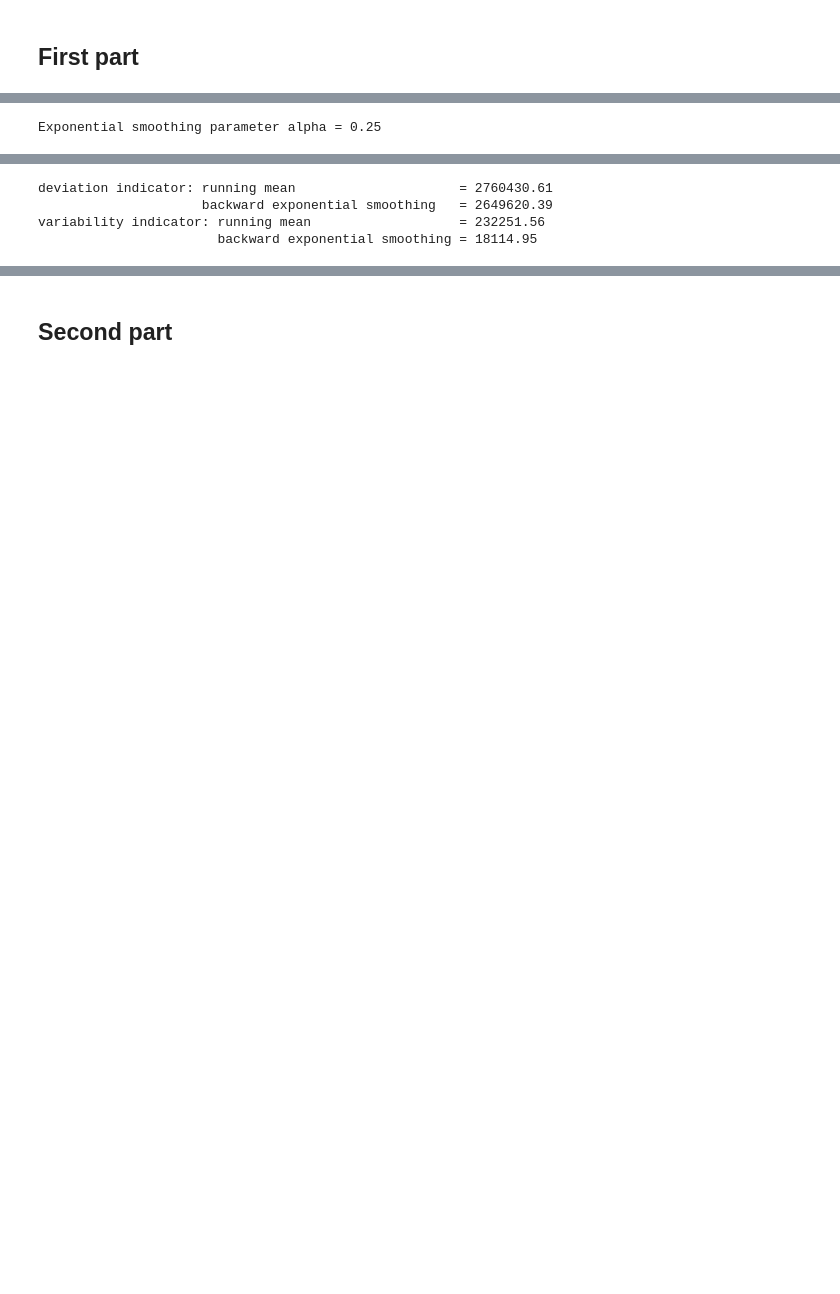
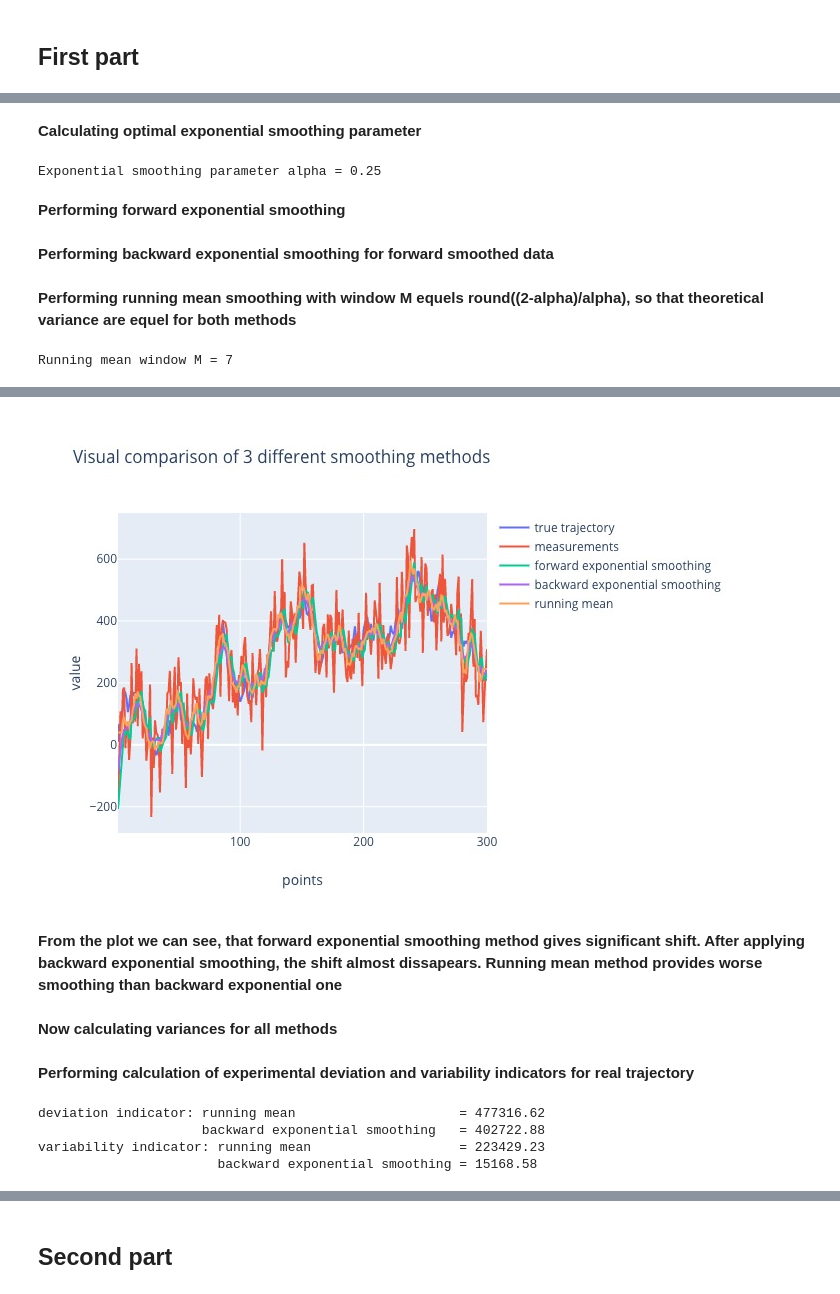
Before and after one commit to gornekich/ExpDataProc, a Jupyter notebook: Assignment3/Assignment3.ipynb, the cells around one changed output, grey strips where cells are left out. Saved outputs shown, nothing was run; the diff lists cells and outputs as text; code cells hidden in the pictures; blank space fills up the shorter version.

```diff
--- a/Assignment3/Assignment3.ipynb
+++ b/Assignment3/Assignment3.ipynb
@@ -59,6 +76,7 @@ def exp_smooth(data, alpha, init=0):
     return exp_smooth_backward(exp_smooth_forward(data, alpha, init), alpha, exp_smooth_forward(data, alpha, init)[-1])
 # %%
 def running_mean(data, M):
+    "Supplementary function for running mean smoothing"
     out = pd.Series(data).rolling(window = M, center = True).mean()
     out[:int(M/2)+1] = out[int(M/2)]
     out[-int(M/2):] = out[data.size-int(M/2)-1]
@@ -88,19 +111,31 @@ plot(2, [num_points, num_points], [X, z])
+# %% [markdown]
+**Calculating optimal exponential smoothing parameter**
 # %%
 ksi = sigma_w**2/sigma_n**2
 alpha = (-ksi + (ksi**2 + 4*ksi)**0.5)/2
 print('Exponential smoothing parameter alpha = {:.2f}'.format(alpha))
 # %% [output]
 Exponential smoothing parameter alpha = 0.25
+# %% [markdown]
+**Performing forward exponential smoothing**
 # %%
 exp_smooth_for = exp_smooth_forward(z, alpha, z[0])
+# %% [markdown]
+**Performing backward exponential smoothing for forward smoothed data**
 # %%
 exp_smooth_back = exp_smooth_backward(exp_smooth_for, alpha, exp_smooth_for[-1])
+# %% [markdown]
+**Performing running mean smoothing with window M equels round((2-alpha)/alpha), so that theoretical variance are equel for both methods**
 # %%
-M = 7
+M = round((2-alpha)/alpha)
 run_mean = running_mean(z, M)
+print('Running mean window M = {}'.format(M))
+# %% [output]
+Running mean window M = 7
 # %%
 plot(5, [num_points, num_points, num_points, num_points, num_points],
         [X, z, exp_smooth_for, exp_smooth_back, run_mean],
      legend=['true trajectory', 'measurements', 'forward exponential smoothing',
-             'backward exponential smoothing', 'running mean'])
+             'backward exponential smoothing', 'running mean'],
+     title='Visual comparison of 3 different smoothing methods', xlable='points', ylable='value')
 # %% [output]
@@ -108,2 +142,7 @@ plot(5, [num_points, num_points, num_points, num_points, num_points],
+[figure, added]
+# %% [markdown]
+**From the plot we can see, that forward exponential smoothing method gives significant shift. After applying backward exponential smoothing, the shift almost dissapears. Running mean method provides worse smoothing than backward exponential one**
+# %% [markdown]
+**Now calculating variances for all methods**
 # %%
 def deviation(X, z):
@@ -114,9 +155,11 @@ def variability(X):
     for i in range(X.size-2):
         I[i] = (X[i+2] - 2*X[i+1] + X[i])**2
     return np.sum(I)
+# %% [markdown]
+**Performing calculation of experimental deviation and variability indicators for real trajectory**
 # %%
-dev_rm = deviation(run_mean, z)
-dev_es = deviation(exp_smooth_back, z)
+dev_rm = deviation(run_mean, X)
+dev_es = deviation(exp_smooth_back, X)
 var_rm = variability(run_mean)
 var_es = variability(exp_smooth_back)
 print(('deviation indicator: running mean                     = {:.2f}\n'+
@@ -124,7 +167,7 @@ print(('deviation indicator: running mean                     = {:.2f}\n'+
 print(('variability indicator: running mean                   = {:.2f}\n'+
       '                       backward exponential smoothing = {:.2f}').format(var_rm, var_es))
 # %% [output]
-deviation indicator: running mean                     = 2760430.61
-                     backward exponential smoothing   = 2649620.39
-variability indicator: running mean                   = 232251.56
-                       backward exponential smoothing = 18114.95
+deviation indicator: running mean                     = 477316.62
+                     backward exponential smoothing   = 402722.88
+variability indicator: running mean                   = 223429.23
+                       backward exponential smoothing = 15168.58
```
Also changed, not shown: parts of 49 cells of this notebook, 2 other files.
